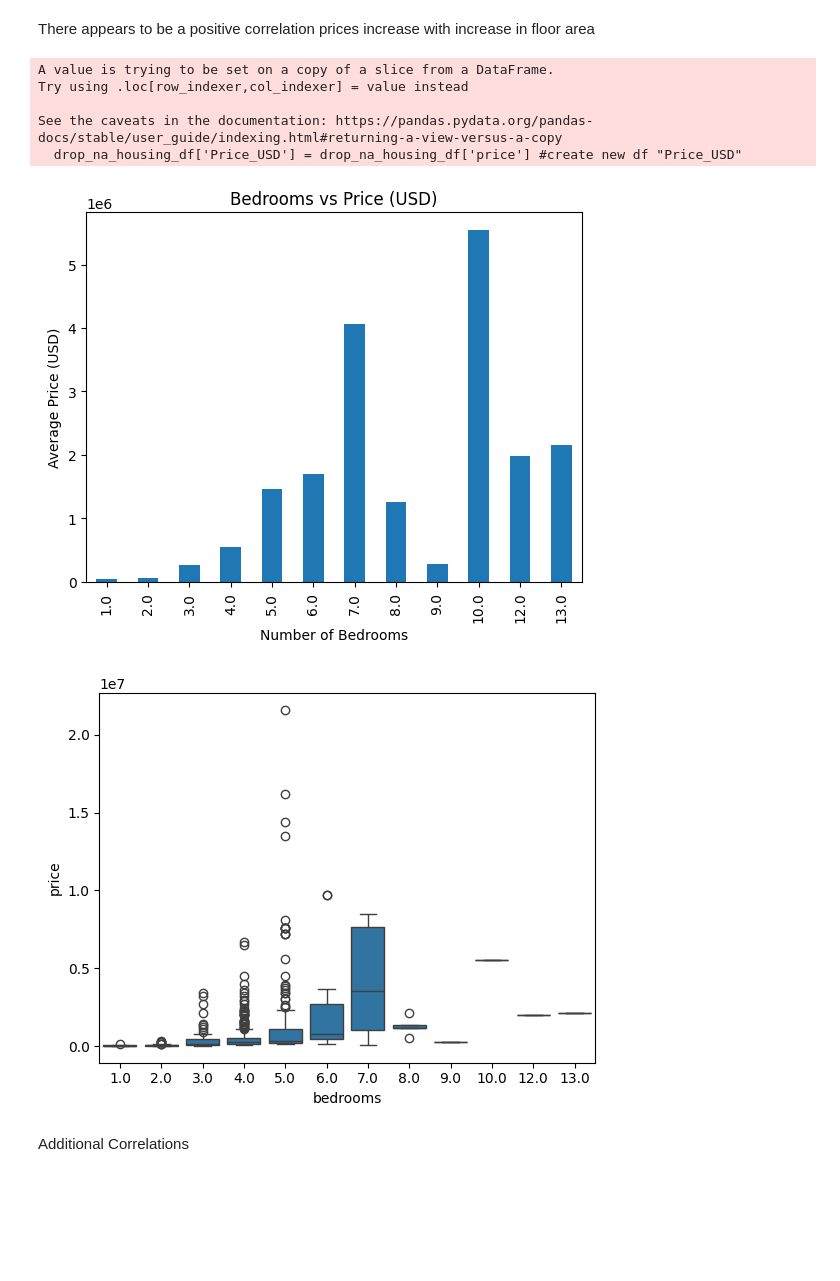
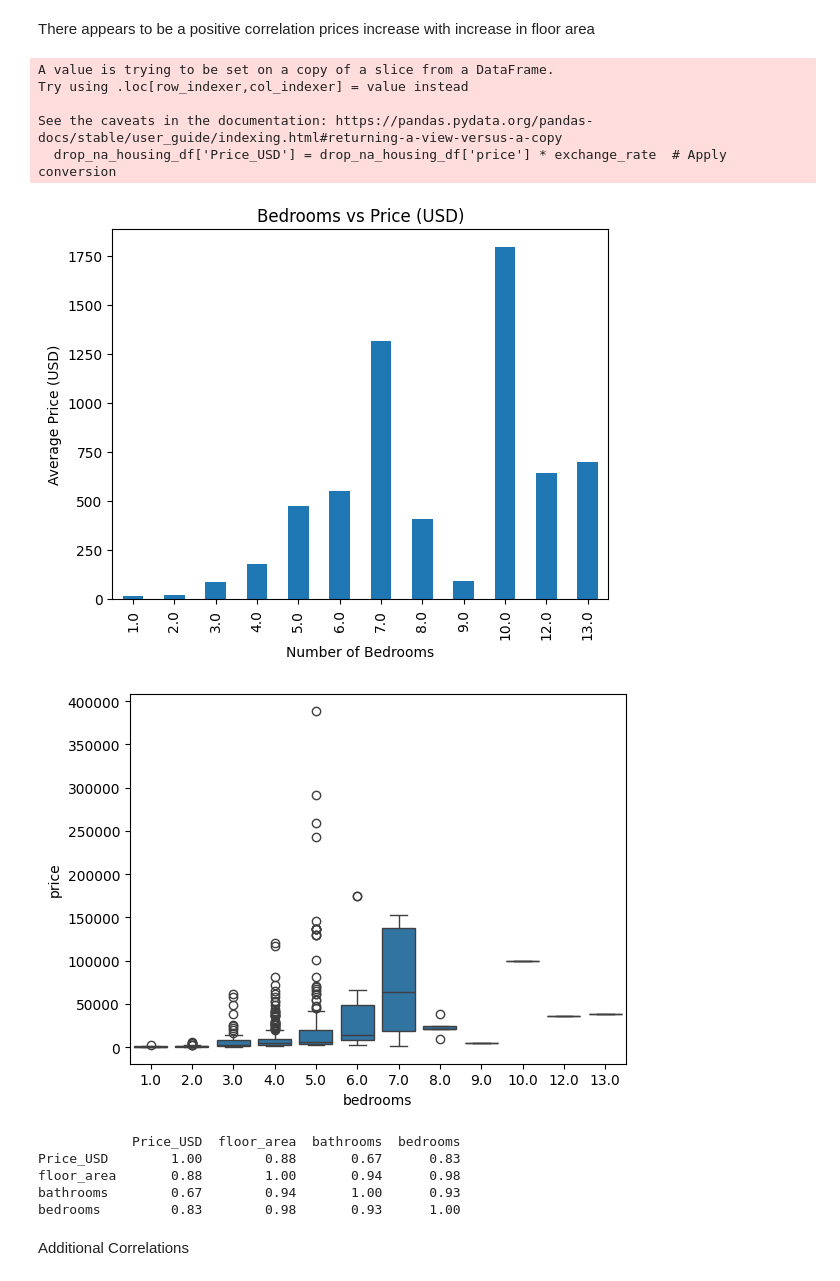
Before and after one commit to berkleysayaka/Data201test1, a Jupyter notebook: Sayaka_Project1.ipynb, the cells around one changed output. Cells and saved outputs as stored; diff of their text form; code cells hidden in the pictures; blank space fills up the shorter version.

```diff
--- a/Sayaka_Project1.ipynb
+++ b/Sayaka_Project1.ipynb
@@ -143,30 +145,66 @@ Correlation coefficient: 0.7275725027984233
 There appears to be a positive correlation prices increase with increase in floor area
 # %%
 import matplotlib.pyplot as plt
+
 exchange_rate = 0.018
-drop_na_housing_df['Price_USD'] = drop_na_housing_df['price'] #create new df "Price_USD"
+drop_na_housing_df['Price_USD'] = drop_na_housing_df['price'] * exchange_rate  # Apply conversion
 
-# create plot
-drop_na_housing_df.groupby('bedrooms')['Price_USD'].mean().plot(kind='bar')
+# Create plot
+plot = drop_na_housing_df.groupby('bedrooms')['Price_USD'].mean().plot(kind='bar')
 
 # Set title, labels, and display the plot
 plt.title('Bedrooms vs Price (USD)')
 plt.xlabel('Number of Bedrooms')
 plt.ylabel('Average Price (USD)')
+
+# Set y-axis scale to linear
+plot.get_figure().get_axes()[0].set_yscale('linear')
+
 plt.show()
 # %% [output]
 A value is trying to be set on a copy of a slice from a DataFrame.
 Try using .loc[row_indexer,col_indexer] = value instead
 
 See the caveats in the documentation: https://pandas.pydata.org/pandas-docs/stable/user_guide/indexing.html#returning-a-view-versus-a-copy
-  drop_na_housing_df['Price_USD'] = drop_na_housing_df['price'] #create new df "Price_USD"
+  drop_na_housing_df['Price_USD'] = drop_na_housing_df['price'] * exchange_rate  # Apply conversion
-[figure, old version]
+[figure, new version]
 # %%
 import seaborn as sns
-sns.boxplot(x="bedrooms", y="price", showfliers = True, data=drop_na_housing_df)  # Replace 'housing' with your DataFrame name
+import matplotlib.pyplot as plt  # Import for manual axis scaling
+
+sns.boxplot(x="bedrooms", y="price", showfliers=True, data=drop_na_housing_df)
+
+# Set y-axis scale to linear (optional)
+plt.yscale('linear')  # This ensures the y-axis displays actual values
+
 plt.show()
 # %% [output]
-[figure, old version]
+[figure, new version]
+# %%
+
+# Create some sample data (replace with your actual data)
+data = {'price': [100000, 150000, 200000, 250000, 300000],
+        'bedrooms': [2, 3, 4, 5, 4],
+        'bathrooms': [1, 2, 2, 3, 2],
+        'floor_area': [1200, 1800, 2000, 2500, 2200]}
+
+df = pd.DataFrame(data)
+
+# Assuming 'price' is in your local currency, create 'Price_USD' with an exchange rate
+exchange_rate = 0.018
+df['Price_USD'] = df['price'] * exchange_rate
+
+# Calculate correlations
+correlations = df[['Price_USD', 'floor_area', 'bathrooms', 'bedrooms']].corr()
+
+# Print the correlation matrix (all correlations between the specified features)
+print(correlations)
+# %% [output]
+            Price_USD  floor_area  bathrooms  bedrooms
+Price_USD        1.00        0.88       0.67      0.83
+floor_area       0.88        1.00       0.94      0.98
+bathrooms        0.67        0.94       1.00      0.93
+bedrooms         0.83        0.98       0.93      1.00
 # %% [markdown]
 Additional Correlations
 # %%
```
Also changed, not shown: parts of 9 cells of this notebook.
